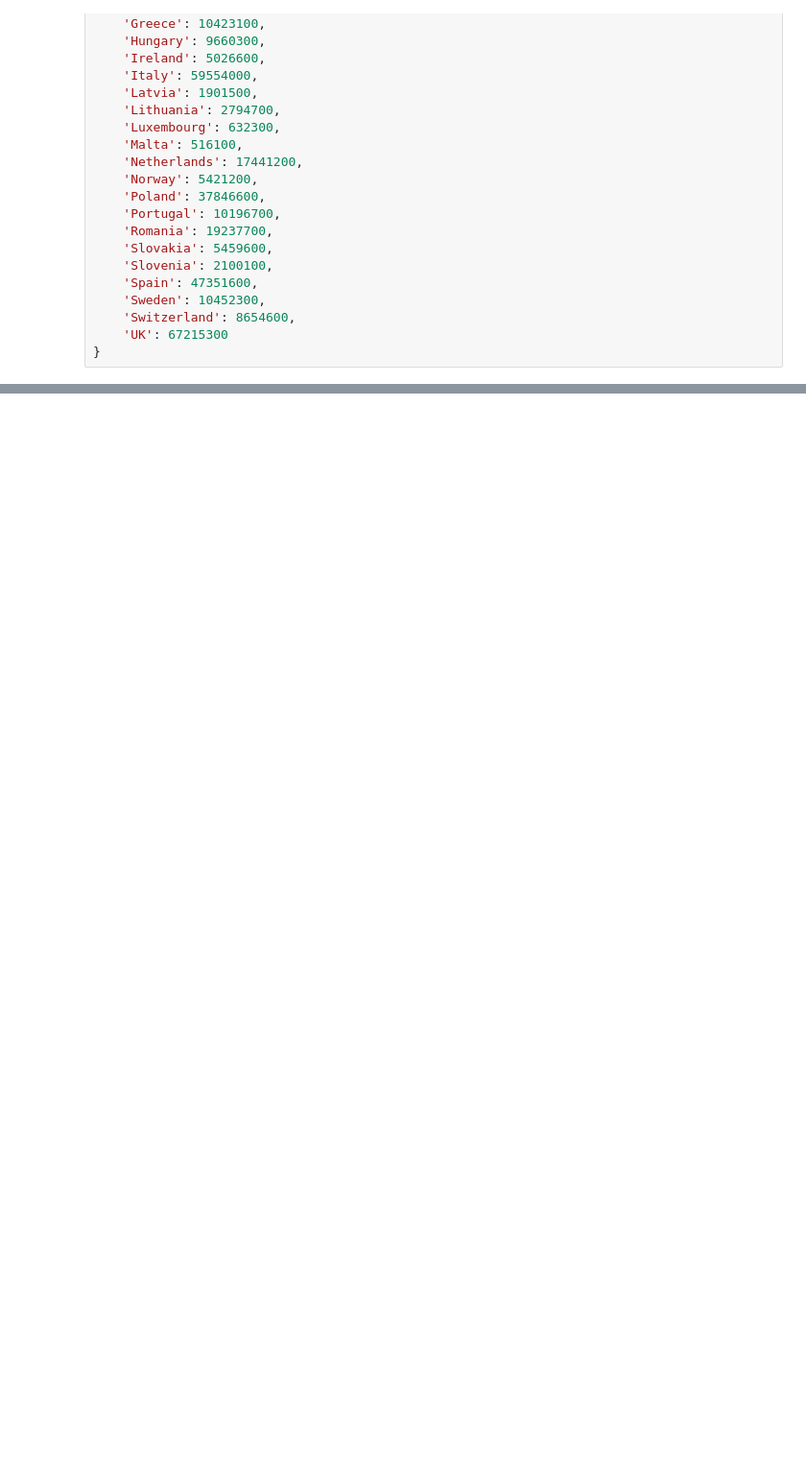
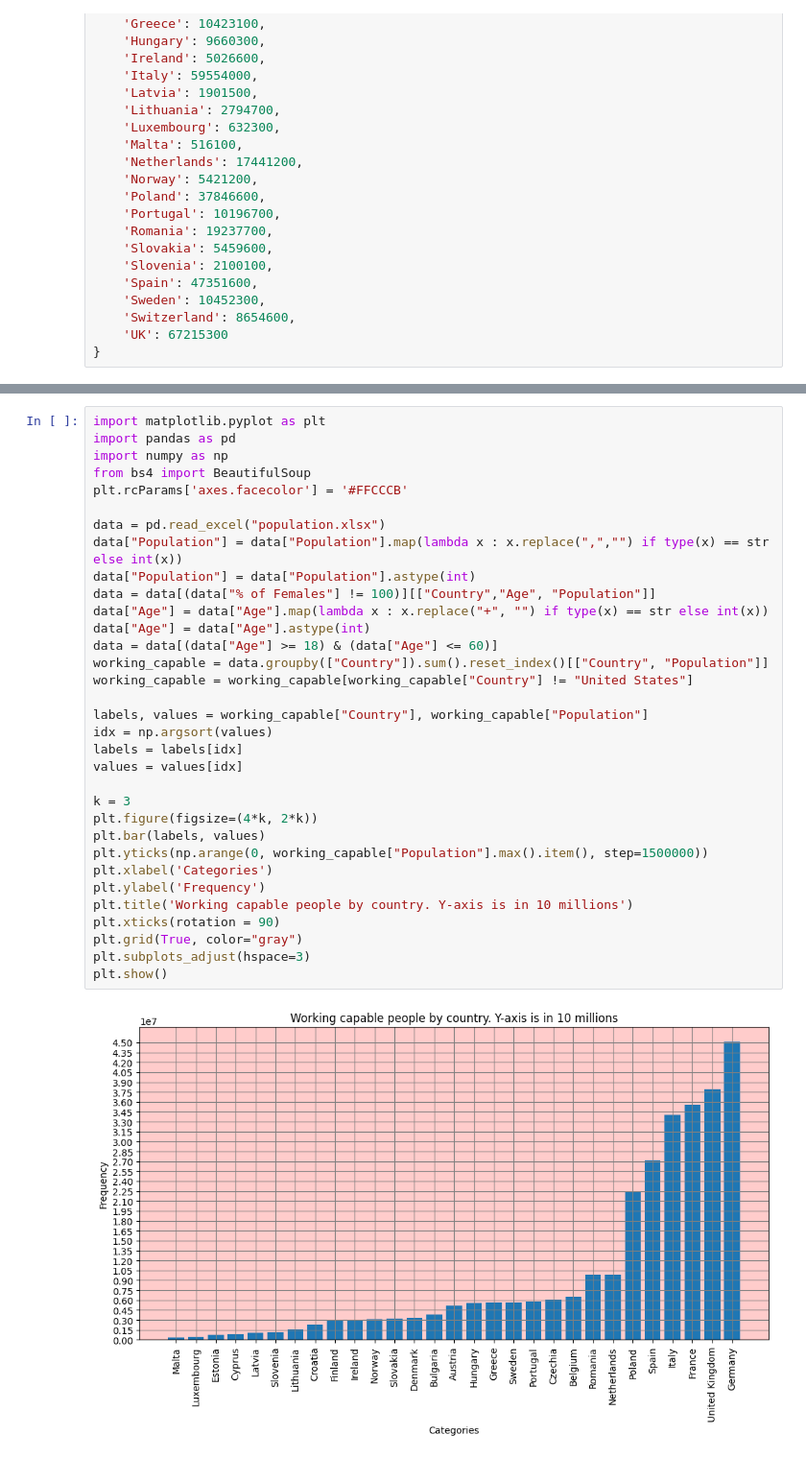
Before and after one commit to dominikstipic/data-science, a Jupyter notebook: startupAnalyst/main.ipynb, the cells around one changed output, grey strips where cells are left out. Shown at 96% size. Saved outputs shown, nothing was run; the diff lists cells and outputs as text; blank space fills up the shorter version.

```diff
--- a/startupAnalyst/main.ipynb
+++ b/startupAnalyst/main.ipynb
@@ -95,0 +137,35 @@ viz(startup_index, top=12, step=1)
+# %%
+import matplotlib.pyplot as plt
+import pandas as pd
+import numpy as np
+from bs4 import BeautifulSoup
+plt.rcParams['axes.facecolor'] = '#FFCCCB'
+
+data = pd.read_excel("population.xlsx")
+data["Population"] = data["Population"].map(lambda x : x.replace(",","") if type(x) == str else int(x))
+data["Population"] = data["Population"].astype(int)
+data = data[(data["% of Females"] != 100)][["Country","Age", "Population"]]
+data["Age"] = data["Age"].map(lambda x : x.replace("+", "") if type(x) == str else int(x))
+data["Age"] = data["Age"].astype(int)
+data = data[(data["Age"] >= 18) & (data["Age"] <= 60)]
+working_capable = data.groupby(["Country"]).sum().reset_index()[["Country", "Population"]]
+working_capable = working_capable[working_capable["Country"] != "United States"]
+
+labels, values = working_capable["Country"], working_capable["Population"]
+idx = np.argsort(values)
+labels = labels[idx]
+values = values[idx]
+
+k = 3
+plt.figure(figsize=(4*k, 2*k))
+plt.bar(labels, values)
+plt.yticks(np.arange(0, working_capable["Population"].max().item(), step=1500000))
+plt.xlabel('Categories')
+plt.ylabel('Frequency')
+plt.title('Working capable people by country. Y-axis is in 10 millions')
+plt.xticks(rotation = 90)
+plt.grid(True, color="gray")
+plt.subplots_adjust(hspace=3)
+plt.show()
+# %% [output]
+[figure, added]
```
Also changed, not shown: parts of 8 cells of this notebook, 3 other files.
